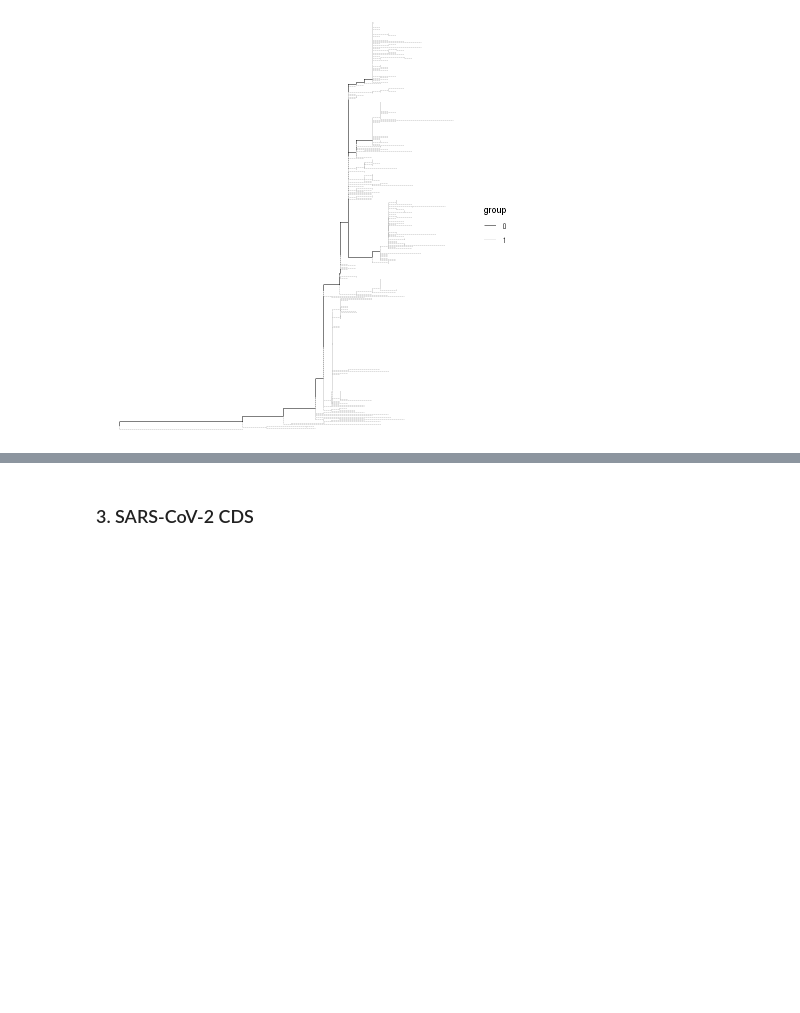
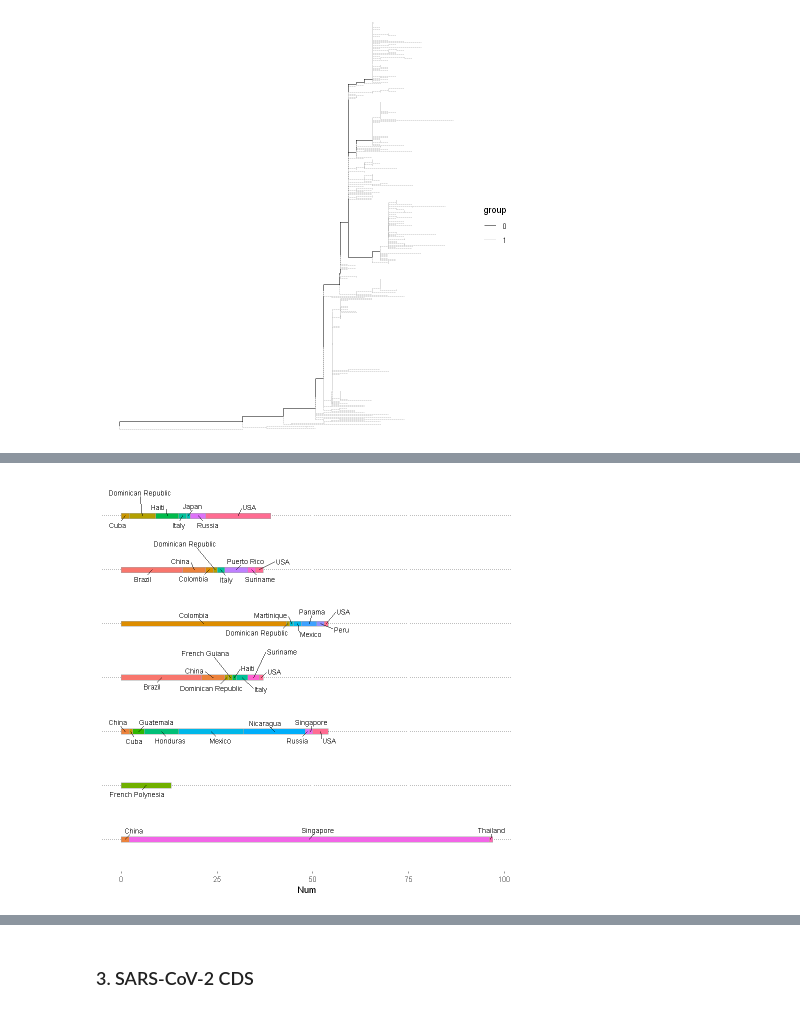
Before and after one commit to Takkoona/phyloColoring, a Jupyter notebook: 1.1_find_fixations.ipynb, the cells around one changed output, grey strips where cells are left out. Cells and saved outputs as stored; diff of their text form; code cells hidden in the pictures; blank space fills up the shorter version.

```diff
--- a/1.1_find_fixations.ipynb
+++ b/1.1_find_fixations.ipynb
@@ -197,0 +227,2 @@ plot(mutations)
+# %%
+snpTracing[["tip.label"]] <- LETTERS[seq_along(snpTracing[["tip.label"]])]
@@ -197,0 +279,42 @@ plot(mutations)
+# %%
+countryData <- lapply(seq_along(snpTracing[["tip.label"]]), function(i) {
+    tipName <- LETTERS[i]
+    i <- attr(snpTracing, "tipClusters")[[i]]
+    data.frame(
+        "tip" = tipName,
+        "Country" = meta[tree$tip.label[i], "Country"]
+    )
+})
+countryData <- do.call(rbind, countryData)
+# %%
+df <- lapply(split(countryData, countryData[["Country"]]), function(i) {
+    res <- reshape2::dcast(i, tip ~ Country, value.var = "Country", length)
+    names(res)[2] <- "Num"
+    res[["Country"]] <- unique(i[["Country"]])
+    res
+})
+df <- do.call(rbind, df)
+
+df <- df[order(df[["tip"]]), ]
+
+df <- lapply(split(df, df[["tip"]]), function(i) {
+    i[["Pos"]] <- cumsum(i[["Num"]]) - (0.5 * i[["Num"]])
+    i
+})
+df <- do.call(rbind, df)
+rownames(df) <- NULL
+# %%
+p1 <- ggplot(df, aes(x = Num, y = tip, fill = Country)) +
+    geom_bar(colour="#A9A9A9", stat="identity", position = position_stack(reverse = TRUE), width = 0.1) +
+    geom_text_repel(aes(label=Country, x = Pos), size = 3, min.segment.length = 0, box.padding = 0.5) +
+    theme(
+        axis.title.y=element_blank(),
+        axis.text.y=element_blank(),
+        axis.ticks.y=element_blank(),
+        panel.background = element_rect(fill = "white"),
+        panel.grid.major.y = element_line(colour = "black", linetype = 3),
+        legend.position = "none"
+    )
+p1
+# %% [output]
+[figure, added]
```
Also changed, not shown: parts of 59 cells of this notebook, 13 other files.
